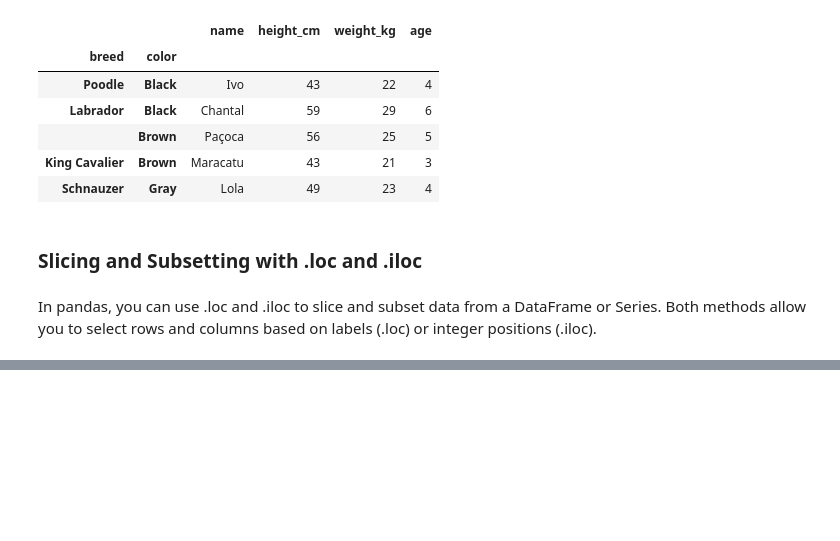
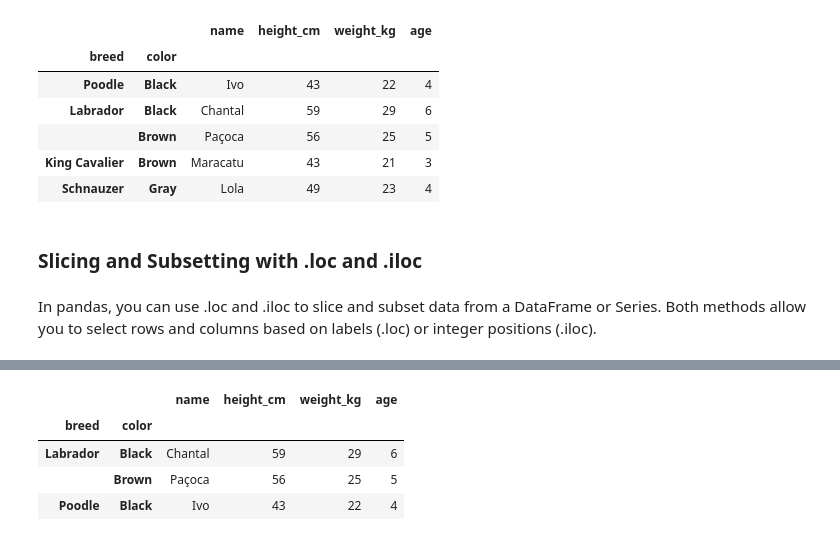
Before and after one commit to araujogab/Pandas-in-Python, a Jupyter notebook: 4. Explicit Indexes.ipynb, the cells around one changed output, grey strips where cells are left out. Drawn from its saved outputs; the diff is of its cells as text; code cells hidden in the pictures; blank space fills up the shorter version.

```diff
--- a/4. Explicit Indexes.ipynb
+++ b/4. Explicit Indexes.ipynb
@@ -114,0 +126,10 @@ In pandas, you can use .loc and .iloc to slice and subset data from a DataFrame
+# %%
+## Slicing the outer index level
+
+data_srt.loc["Labrador":"Poodle"]
+# %% [output]
+|  |  | name | height_cm | weight_kg | age |
+| breed | color |  |  |  |  |
+| Labrador | Black | Chantal | 59 | 29 | 6 |
+|  | Brown | Paçoca | 56 | 25 | 5 |
+| Poodle | Black | Ivo | 43 | 22 | 4 |
```
Also changed, not shown: parts of 10 cells of this notebook.
